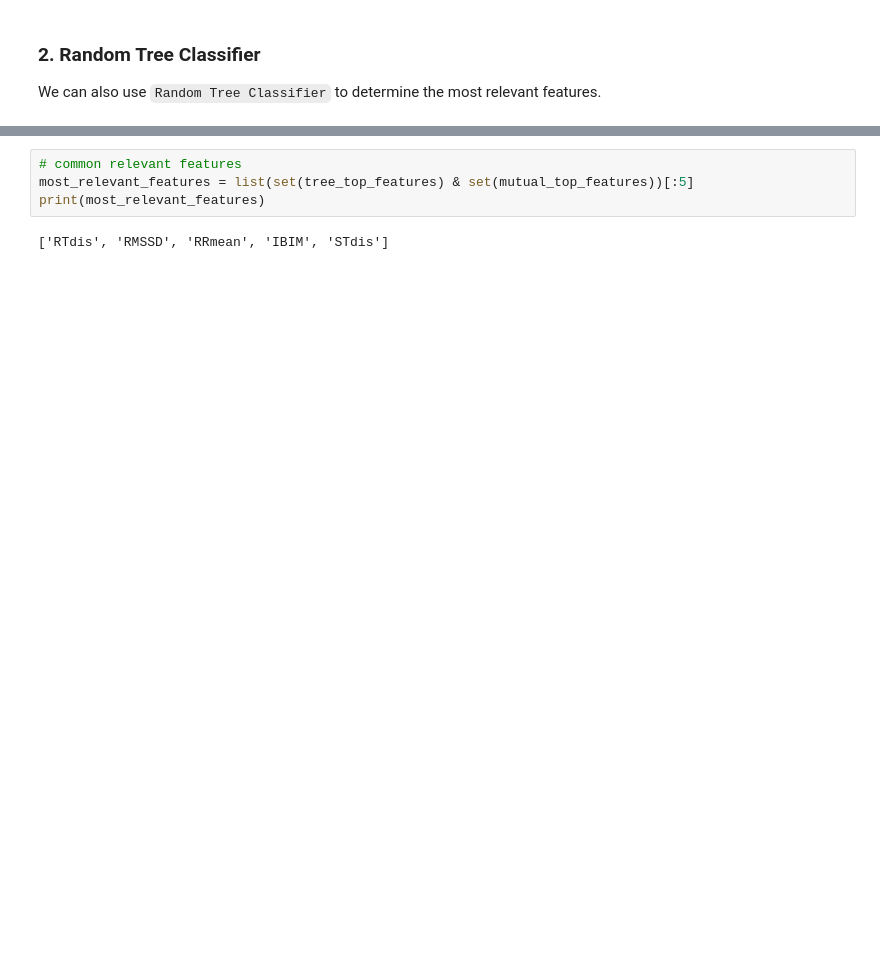
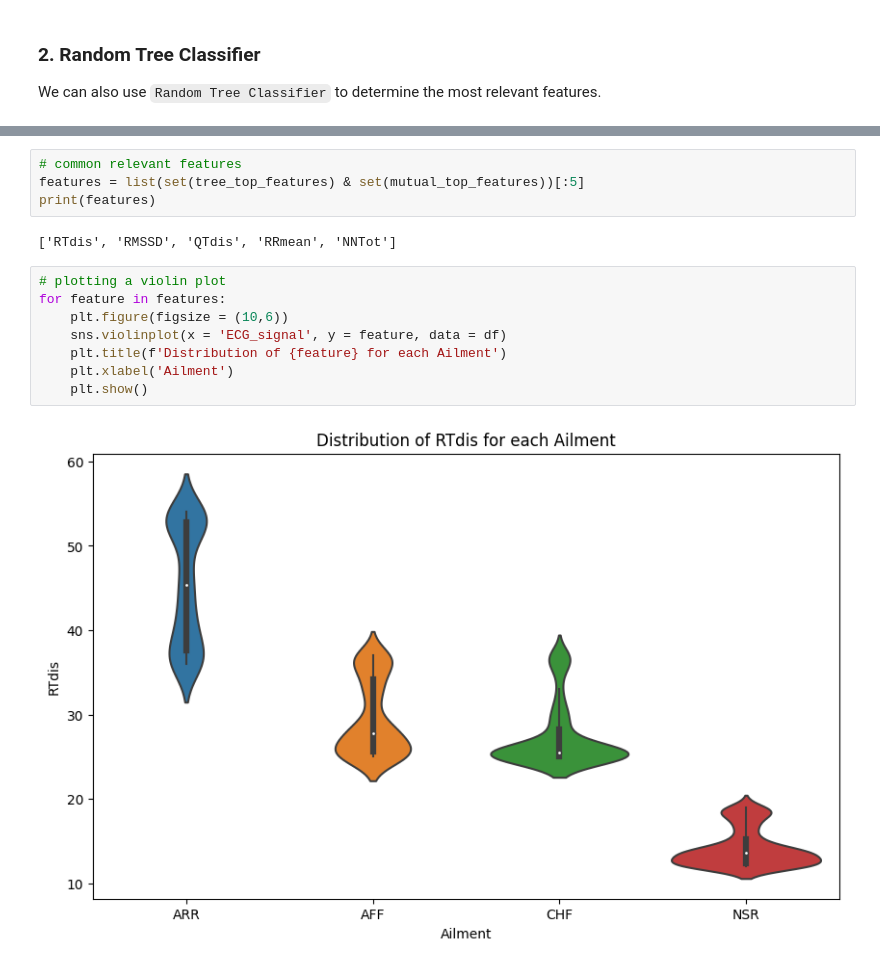
Before and after one commit to manjit-baishya-datascience/Disease-Detection-with-ECG-Signal, a Jupyter notebook: disease-detection-with-ecg-signal.ipynb, the cells around one changed output, grey strips where cells are left out. Cells and saved outputs as stored; diff of their text form; blank space fills up the shorter version.

```diff
--- a/disease-detection-with-ecg-signal.ipynb
+++ b/disease-detection-with-ecg-signal.ipynb
@@ -252,7 +338,17 @@ Index(['NNTot', 'IBIM', 'QTdis', 'RToffdis', 'RTdis', 'IBISD', 'STdis',
       dtype='object')
 # %%
 # common relevant features
-most_relevant_features = list(set(tree_top_features) & set(mutual_top_features))[:5]
-print(most_relevant_features)
+features = list(set(tree_top_features) & set(mutual_top_features))[:5]
+print(features)
 # %% [output]
-['RTdis', 'RMSSD', 'RRmean', 'IBIM', 'STdis']
+['RTdis', 'RMSSD', 'QTdis', 'RRmean', 'NNTot']
+# %%
+# plotting a violin plot
+for feature in features:
+    plt.figure(figsize = (10,6))
+    sns.violinplot(x = 'ECG_signal', y = feature, data = df)
+    plt.title(f'Distribution of {feature} for each Ailment')
+    plt.xlabel('Ailment')
+    plt.show()
+# %% [output]
+[figure, added]
```
Also changed, not shown: parts of 11 cells of this notebook.
